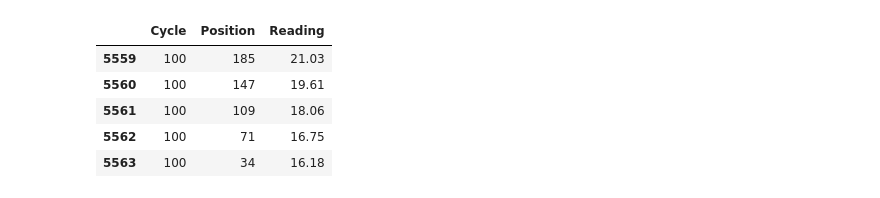
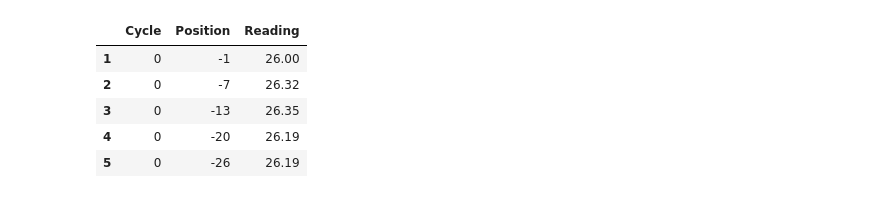
Before and after one commit to valleyquail/WormMQP, a Jupyter notebook: Data/data_process_v2.ipynb, the cells around one changed output. Cells and saved outputs as stored; diff of their text form; code cells hidden in the pictures.

```diff
--- a/Data/data_process_v2.ipynb
+++ b/Data/data_process_v2.ipynb
@@ -5,36 +5,37 @@ import matplotlib.pyplot as plt
 # %%
 df = None
 df_split = None
 df_plot = None
 
 # file_name = 'data_0129_154443.csv'
-file_name = 'data_0129_154901.csv'
+# file_name = 'data_0129_154901.csv'
+file_name = 'data_0129_163213.csv'
 
 
 df = pd.read_csv(f'../Data/raw_data/{file_name}', sep=',')
 
 # Split the data into columns
 df[['Cycle','Position','Reading']] = df['Data'].str.split(':', expand=True)
 df.drop(columns=['Data','Index'], inplace=True)
 
 # Clean
 df.dropna(inplace=True)
 
 # Convert the data types
 df['Cycle'] = df['Cycle'].astype(int)
 df['Position'] = df['Position'].astype(int)
 df['Reading'] = df['Reading'].astype(float)
 
 
 
-df.tail()
+df.head()
 # %% [output]
 |  | Cycle | Position | Reading |
-| 5559 | 100 | 185 | 21.03 |
-| 5560 | 100 | 147 | 19.61 |
-| 5561 | 100 | 109 | 18.06 |
-| 5562 | 100 | 71 | 16.75 |
-| 5563 | 100 | 34 | 16.18 |
+| 1 | 0 | -1 | 26.00 |
+| 2 | 0 | -7 | 26.32 |
+| 3 | 0 | -13 | 26.35 |
+| 4 | 0 | -20 | 26.19 |
+| 5 | 0 | -26 | 26.19 |
 # %%
 # df.plot(x='Cycle', y='Reading',c='Position',colormap='jet', kind='scatter')
 # plt.scatter(df.index, df['Reading'], c=df['Position'], cmap='viridis',s=3)
```
Also changed, not shown: parts of 4 cells of this notebook, 5 other files.
